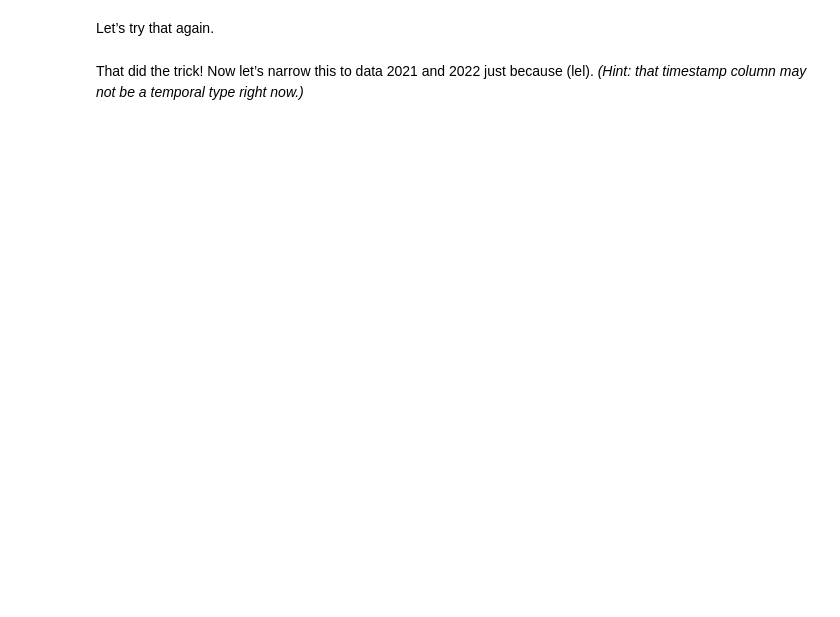
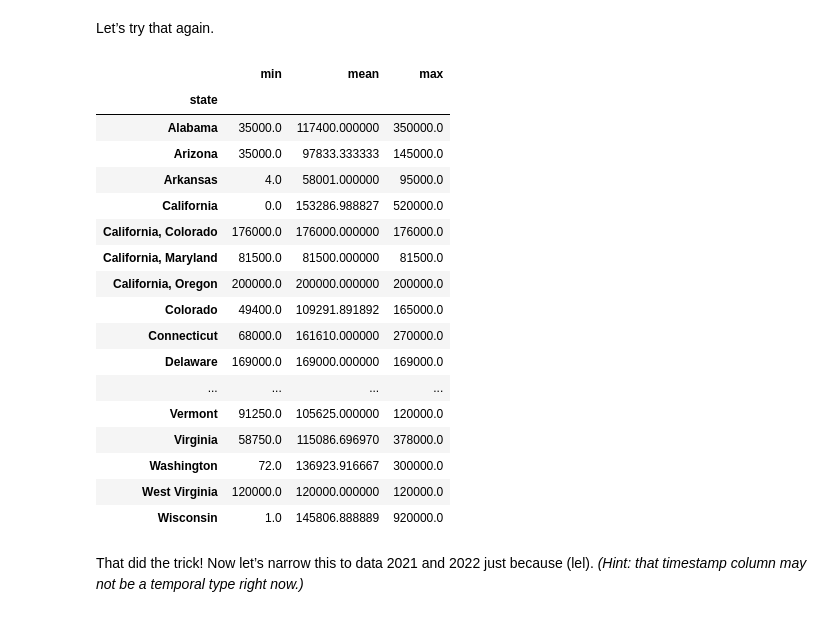
Before and after one commit to MSK59/-MSK--ds-fall-2025-wed, a Jupyter notebook: Week-02-Pandas-Part-2-and-DS-Overview/exercise/Muhammad-Khalid-Exercise-Week-02.ipynb, the cells around one changed output. Drawn from its saved outputs; the diff is of its cells as text; code cells hidden in the pictures; blank space fills up the shorter version.

```diff
--- a/Week-02-Pandas-Part-2-and-DS-Overview/exercise/Muhammad-Khalid-Exercise-Week-02.ipynb
+++ b/Week-02-Pandas-Part-2-and-DS-Overview/exercise/Muhammad-Khalid-Exercise-Week-02.ipynb
@@ -246,3 +292,5 @@ For now, let’s just look at U.S. dollars (`'USD'`).
 What we really want know is how each U.S. city pays in tech. What value in `country` represents the United States of America?
 # %%
 # We did filter for USD, so if we do a count of each unique country in descending count order, the relevant value(s) should show up at the top.
+dollar = df_salary_tech['country'][df_salary_tech['currency'] == 'USD'].value_counts()
+dollar
@@ -256,0 +317,4 @@ Let’s not worry about anything below the first 5 values for now. Convert the t
+# %%
+# Replace them all with 'US'.
+name_list = dollar.index[:5]
+df_salary_tech['country'] = df_salary_tech['country'].apply(lambda x: 'US' if x in name_list else x)
@@ -262,3 +347,4 @@ Have a look at the count of each unique country again now.
 Did you notice anything interesting?
 # %%
 # BONUS CREDIT: resolve [most of] those anomalous cases too without exhaustively taking every variant literally into account.
+df_salary_tech['country'] = df_salary_tech['country'].apply(lambda x: x.title() if " " in x or len(x) > 3 else x.upper())
@@ -275,0 +402,5 @@ Well, pooh! We forgot that `salary` isn’t numeric. Something wrong must be fix
+# %%
+# Fix it.
+df_salary_tech['salary'] = df_salary_tech['salary'].apply(pd.to_numeric, errors = 'coerce')
+df_salary_tech = df_salary_tech[~df_salary_tech['salary'].isnull()]
+df_salary_tech.dtypes
@@ -277,6 +433,26 @@ Well, pooh! We forgot that `salary` isn’t numeric. Something wrong must be fix
 Let’s try that again.
 # %%
 # Try it again. Yeah!
+df_salary_tech.groupby('state')['salary'].aggregate(['min', 'mean', 'max'])
+# %% [output]
+|  | min | mean | max |
+| state |  |  |  |
+| Alabama | 35000.0 | 117400.000000 | 350000.0 |
+| Arizona | 35000.0 | 97833.333333 | 145000.0 |
+| Arkansas | 4.0 | 58001.000000 | 95000.0 |
+| California | 0.0 | 153286.988827 | 520000.0 |
+| California, Colorado | 176000.0 | 176000.000000 | 176000.0 |
+| California, Maryland | 81500.0 | 81500.000000 | 81500.0 |
+| California, Oregon | 200000.0 | 200000.000000 | 200000.0 |
+| Colorado | 49400.0 | 109291.891892 | 165000.0 |
+| Connecticut | 68000.0 | 161610.000000 | 270000.0 |
+| Delaware | 169000.0 | 169000.000000 | 169000.0 |
+| ... | ... | ... | ... |
+| Vermont | 91250.0 | 105625.000000 | 120000.0 |
+| Virginia | 58750.0 | 115086.696970 | 378000.0 |
+| Washington | 72.0 | 136923.916667 | 300000.0 |
+| West Virginia | 120000.0 | 120000.000000 | 120000.0 |
+| Wisconsin | 1.0 | 145806.888889 | 920000.0 |
 # %% [markdown]
 That did the trick! Now let’s narrow this to data 2021 and 2022 just because (lel). *(Hint: that timestamp column may not be a temporal type right now.)*
 # %%
```
Also changed, not shown: parts of 15 cells of this notebook.
